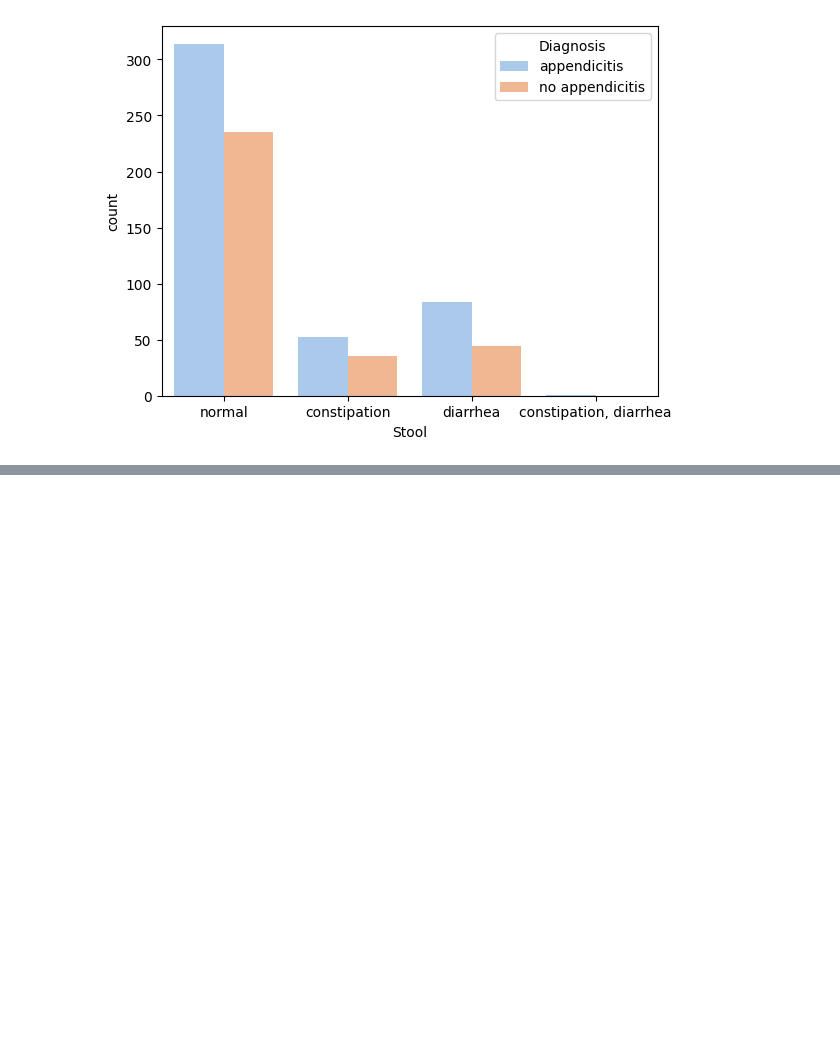
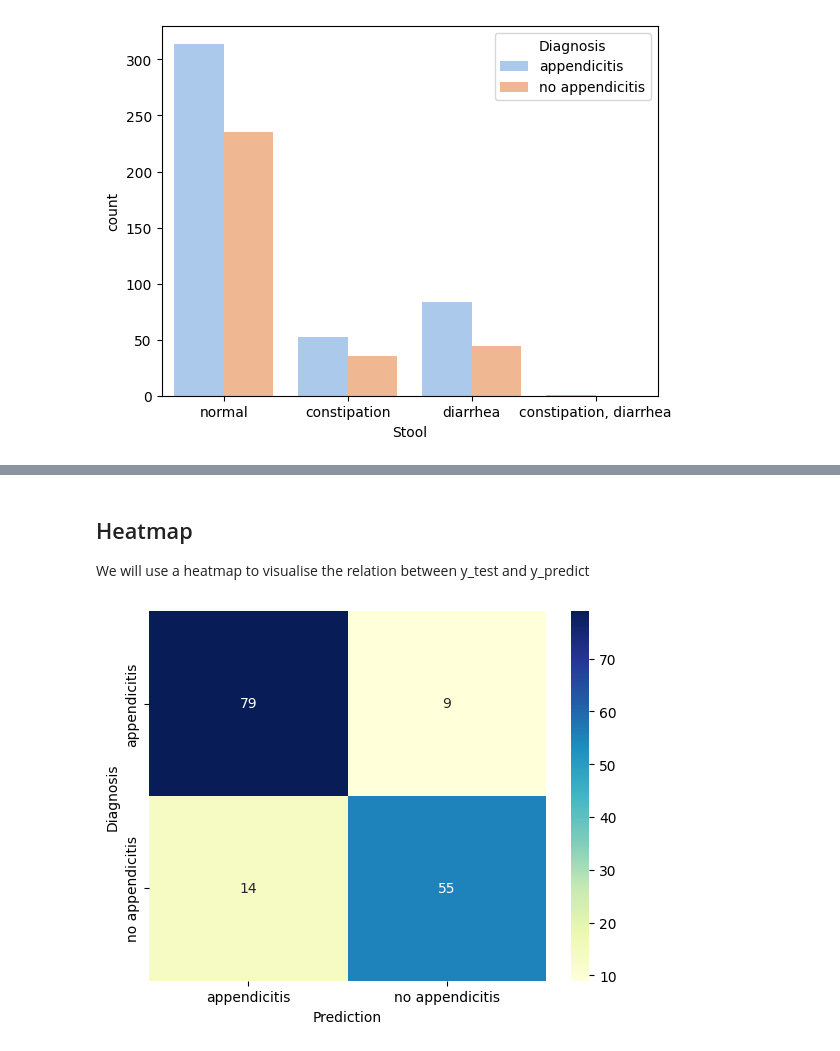
Before and after one commit to keshav-chauhan/assessmentprog2, a Jupyter notebook: assessment2.ipynb, the cells around one changed output, grey strips where cells are left out. Saved outputs shown, nothing was run; the diff lists cells and outputs as text; code cells hidden in the pictures; blank space fills up the shorter version.

```diff
--- a/assessment2.ipynb
+++ b/assessment2.ipynb
@@ -608,0 +676,15 @@ sns.countplot(data=app_data,
+# %% [markdown]
+## Heatmap
+
+We will use a heatmap to visualise the relation between y_test and y_predict
+# %%
+# Produce a contingency table
+contigency= pd.crosstab(y_test, y_predict)
+
+# Plot an sns heatmap
+sns.heatmap(contigency, annot=True, cmap="YlGnBu")
+# Set xlabel
+plt.xlabel('Prediction')
+plt.show()
+# %% [output]
+[figure, added]
```
Also changed, not shown: parts of 11 cells of this notebook.
